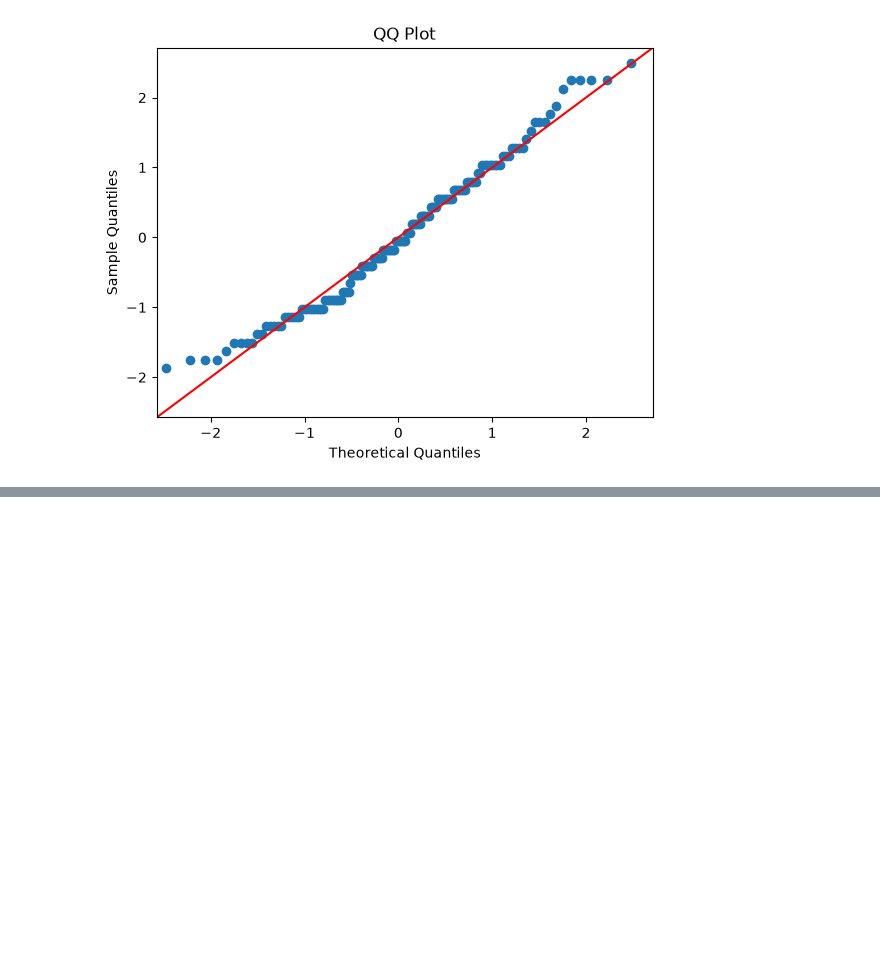
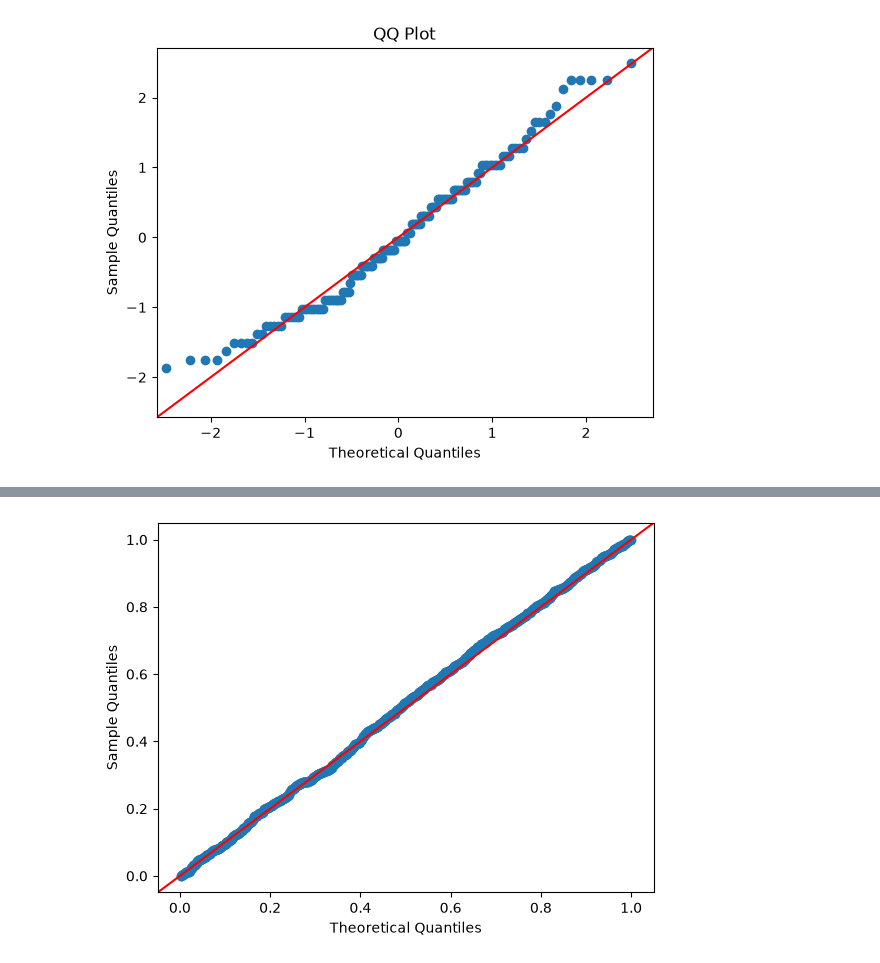
Before and after one commit to GitAnkit-hub/Statistics, a Jupyter notebook: Q-Q-plot.ipynb, the cells around one changed output, grey strips where cells are left out. Saved outputs shown, nothing was run; the diff lists cells and outputs as text; code cells hidden in the pictures; blank space fills up the shorter version.

```diff
--- a/Q-Q-plot.ipynb
+++ b/Q-Q-plot.ipynb
@@ -105,0 +130,11 @@ plt.show()
+# %%
+# fitting a uniform dist to the data
+
+params = stats.uniform.fit(x)
+# returns (loc, scale)
+
+dist = stats.uniform(loc=params[0], scale=params[1])
+# %%
+fig = sm.qqplot(x, dist=dist, line='45')
+# %% [output]
+[figure, added]
```
Also changed, not shown: parts of 5 cells of this notebook.
